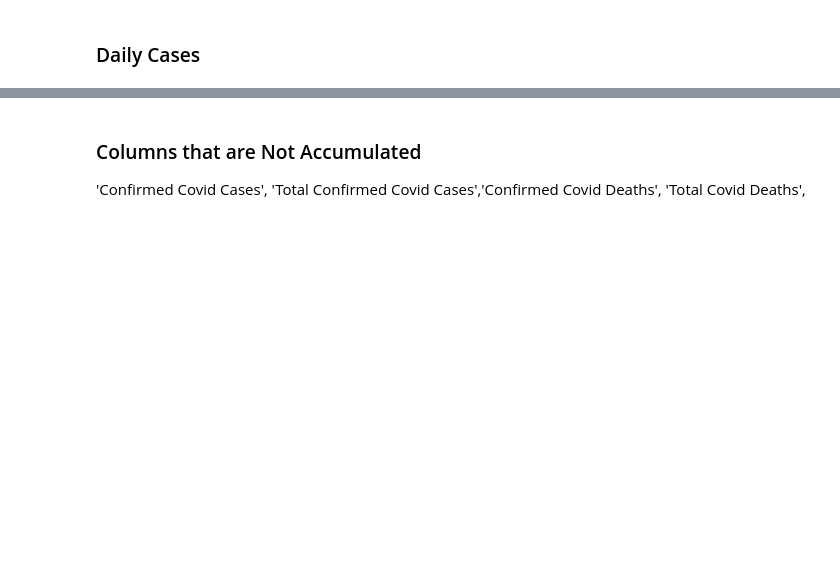
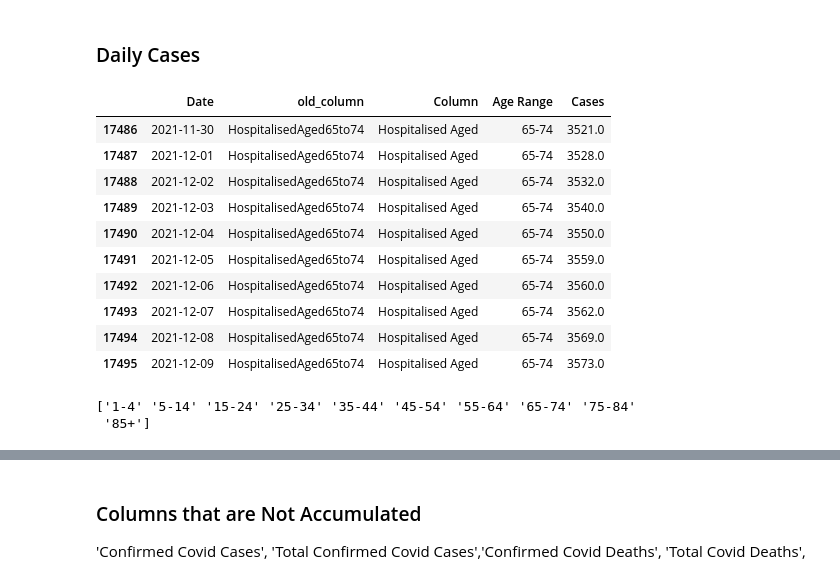
Before and after one commit to kjonina/Presenting-Covid19-using-Flask, a Jupyter notebook: CA3_c00278440_tidy_data.ipynb, the cells around one changed output, grey strips where cells are left out. Drawn from its saved outputs; the diff is of its cells as text; code cells hidden in the pictures; blank space fills up the shorter version.

```diff
--- a/CA3_c00278440_tidy_data.ipynb
+++ b/CA3_c00278440_tidy_data.ipynb
@@ -96,3 +193,3 @@ df['Age_Range'] = df['Age_Range'].str.replace('to','-')
 # %%
-df['Age_Range']= df['Age_Range'].str.replace('up','+')
+df['Age Range']= df['Age Range'].str.replace('up','+')
 # %%
@@ -125,7 +251,7 @@ df["Column"].unique()
 df = df [[
     "Date",
     "Column",
-    "Age_Range",
+    "Age Range",
     "Cases"
 ]]
 
@@ -151,6 +316,6 @@ df.head(20)
 # %%
-df = df[~df['Cases'].isna()]
-df["Cases"] = df["Cases"].astype(int)
+# df = df[~df['Cases'].isna()]
+# df["Cases"] = df["Cases"].astype(int)
 # reseting the dataframe index
 df = df.reset_index(drop = True)
 # %%
@@ -194,7 +372,7 @@ df = df[[
     "Date",
     "old_column",
     "Column",
-    "Age_Range",
+    "Age Range",
     "Cases"
 ]]
 # %%
@@ -204,10 +392,24 @@ df.head()
 # %%
-hospitalised_df = df[df['Column'].str.contains("Hospitalised Aged")]
-age_range_65up = hospitalised_df[hospitalised_df['Age_Range'] == '65-74']
+age_range_65up = hospitalised_df[hospitalised_df['Age Range'] == '65-74']
 age_range_65up.tail(10)
+# %% [output]
+|  | Date | old_column | Column | Age Range | Cases |
+| 17486 | 2021-11-30 | HospitalisedAged65to74 | Hospitalised Aged | 65-74 | 3521.0 |
+| 17487 | 2021-12-01 | HospitalisedAged65to74 | Hospitalised Aged | 65-74 | 3528.0 |
+| 17488 | 2021-12-02 | HospitalisedAged65to74 | Hospitalised Aged | 65-74 | 3532.0 |
+| 17489 | 2021-12-03 | HospitalisedAged65to74 | Hospitalised Aged | 65-74 | 3540.0 |
+| 17490 | 2021-12-04 | HospitalisedAged65to74 | Hospitalised Aged | 65-74 | 3550.0 |
+| 17491 | 2021-12-05 | HospitalisedAged65to74 | Hospitalised Aged | 65-74 | 3559.0 |
+| 17492 | 2021-12-06 | HospitalisedAged65to74 | Hospitalised Aged | 65-74 | 3560.0 |
+| 17493 | 2021-12-07 | HospitalisedAged65to74 | Hospitalised Aged | 65-74 | 3562.0 |
+| 17494 | 2021-12-08 | HospitalisedAged65to74 | Hospitalised Aged | 65-74 | 3569.0 |
+| 17495 | 2021-12-09 | HospitalisedAged65to74 | Hospitalised Aged | 65-74 | 3573.0 |
 # %%
-age_list = df['Age_Range'].unique()
+age_list = df['Age Range'].unique()
 
 # removing NaN from the dataset
 age_list = age_list[1:]
 print(age_list)
+# %% [output]
+['1-4' '5-14' '15-24' '25-34' '35-44' '45-54' '55-64' '65-74' '75-84'
+ '85+']
```
Also changed, not shown: parts of 39 cells of this notebook, 3 other files.
